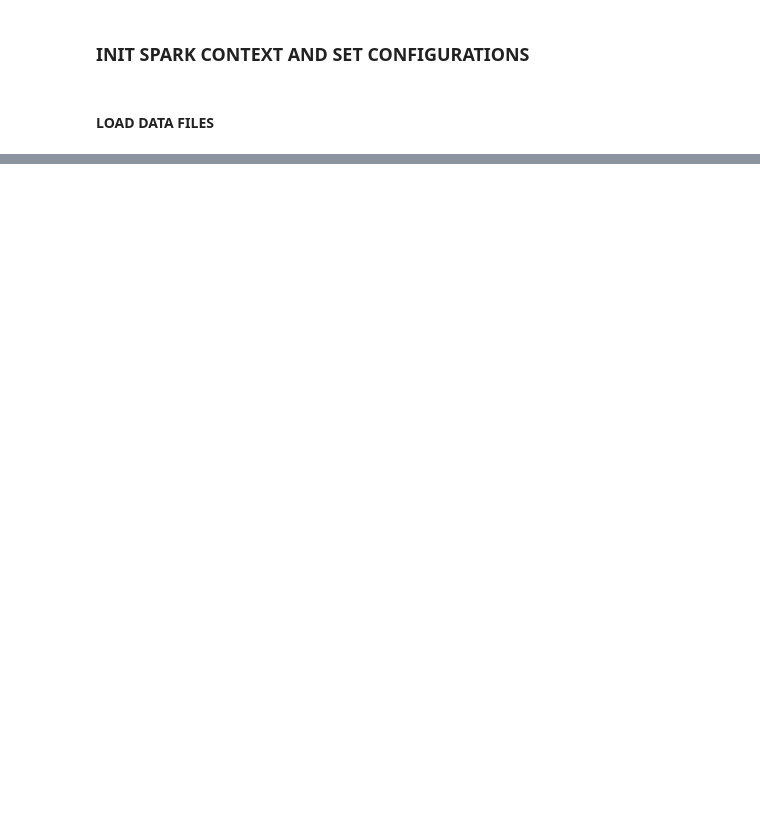
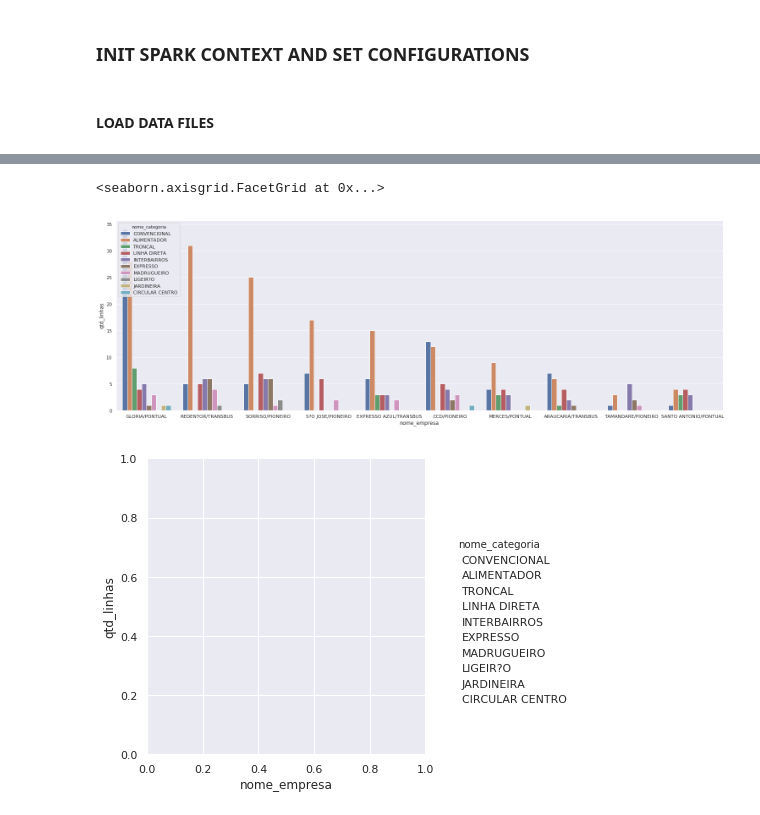
Before and after one commit to altierispeixoto/notebooks, a Jupyter notebook: vanets/URBS-EDA.ipynb, the cells around one changed output, grey strips where cells are left out. Drawn from its saved outputs; the diff is of its cells as text; code cells hidden in the pictures; blank space fills up the shorter version.

```diff
--- a/vanets/URBS-EDA.ipynb
+++ b/vanets/URBS-EDA.ipynb
@@ -165,0 +144,10 @@ sc.stop()
+# %%
+query = "select  cat.nome_categoria,emp.nome_empresa,count( distinct li.cod) as qtd_linhas " \
+"from trechos_itinerarios ti " \
+"inner join categorias_onibus cat on (ti.cod_categoria = cat.cod_categoria) " \
+"inner join empresas_onibus emp  on (ti.cod_empresa = emp.cod_empresa) " \
+"inner join linhas li on (ti.cod_linha = li.cod and ti.sourcedate = li.sourcedate) " \
+"where ti.sourcedate = '2019-03-14' group by cat.nome_categoria,emp.nome_empresa order by qtd_linhas desc"
+
+nr_onibus_categoria_empresa = sqlContext.sql(query).toPandas()
+nr_onibus_categoria_empresa.head(10)
@@ -165,0 +166,8 @@ sc.stop()
+# %%
+fig, ax = plt.subplots(figsize=(25.7,8.27))
+
+sns.catplot(x="nome_empresa", y="qtd_linhas", hue="nome_categoria", data=nr_onibus_categoria_empresa, kind="bar",ax=ax)
+# %% [output]
+<seaborn.axisgrid.FacetGrid at 0x...>
+[figure, added]
+[figure, added]
```
Also changed, not shown: parts of 60 cells of this notebook, 10 other files.
